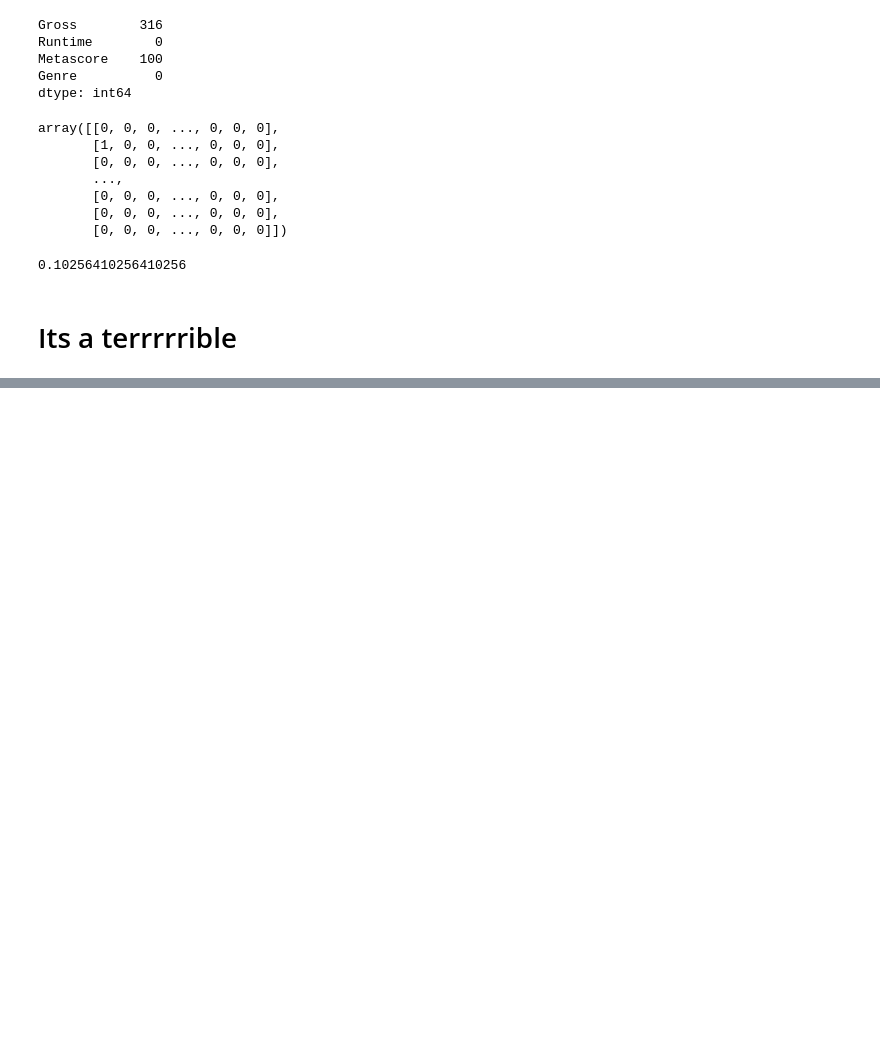
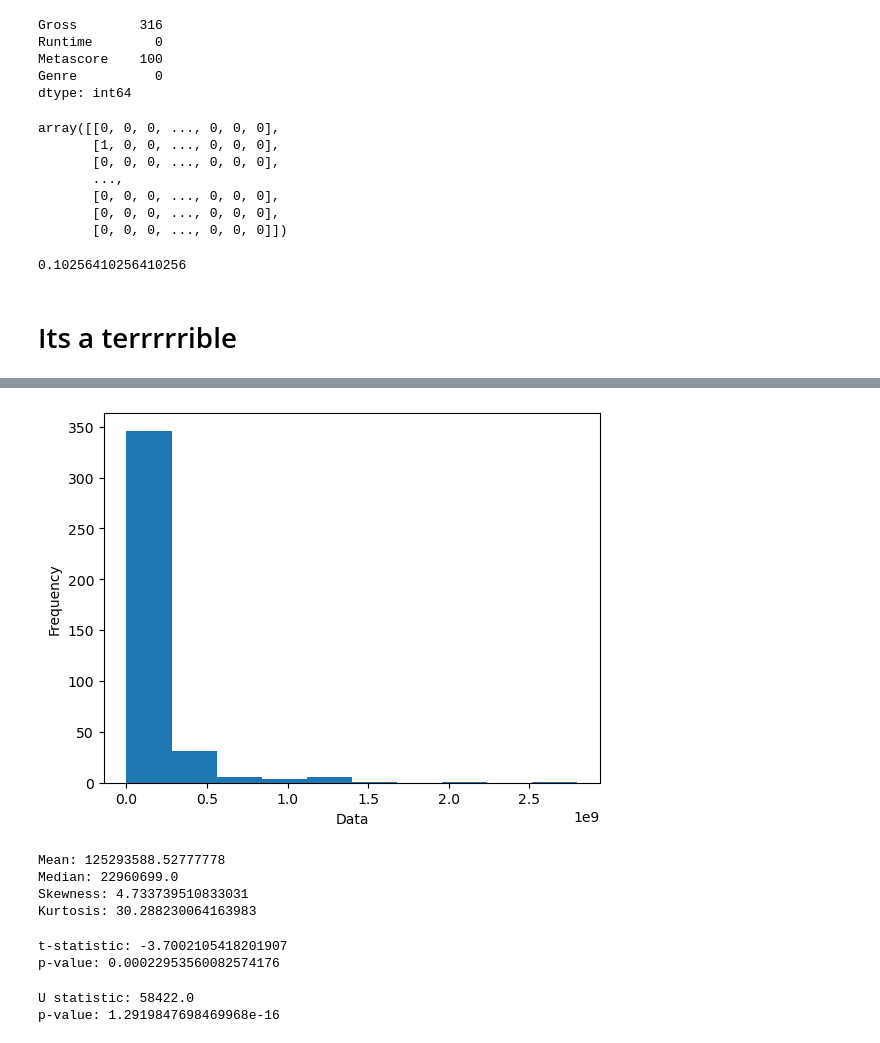
Before and after one commit to csamaro/project_01_group_11_movies, a Jupyter notebook: output_data/MLR_movies.ipynb, the cells around one changed output, grey strips where cells are left out. Cells and saved outputs as stored; diff of their text form; code cells hidden in the pictures; blank space fills up the shorter version.

```diff
--- a/output_data/MLR_movies.ipynb
+++ b/output_data/MLR_movies.ipynb
@@ -523,0 +603,2 @@ model.score(X_test, y_test)
+# %%
+test_pre=pre_covid['Gross'].dropna(0).to_numpy()
@@ -523,0 +625,44 @@ model.score(X_test, y_test)
+# %%
+plt.hist(test_pre, bins=10)
+plt.xlabel('Data')
+plt.ylabel('Frequency')
+plt.show()
+# %% [output]
+[figure, added]
+# %%
+# Calculate mean, median, skewness, and kurtosis
+mean = np.mean(test_pre)
+median = np.median(test_pre)
+skewness = stats.skew(test_pre)
+kurtosis = stats.kurtosis(test_pre)
+
+# Print results
+print("Mean:", mean)
+print("Median:", median)
+print("Skewness:", skewness)
+print("Kurtosis:", kurtosis)
+# %% [output]
+Mean: 125293588.52777778
+Median: 22960699.0
+Skewness: 4.733739510833031
+Kurtosis: 30.288230064163983
+# %%
+# Perform independent samples t-test
+t_stat, p_value = stats.ttest_ind(test, test_pre)
+
+# Print results
+print("t-statistic:", t_stat)
+print("p-value:", p_value)
+# %% [output]
+t-statistic: -3.7002105418201907
+p-value: 0.00022953560082574176
+# %%
+# Perform Mann-Whitney U test because of lack of normality
+u_stat, p_value = stats.mannwhitneyu(test, test_pre)
+
+# Print results
+print("U statistic:", u_stat)
+print("p-value:", p_value)
+# %% [output]
+U statistic: 58422.0
+p-value: 1.2919847698469968e-16
```
Also changed, not shown: parts of 12 cells of this notebook.
